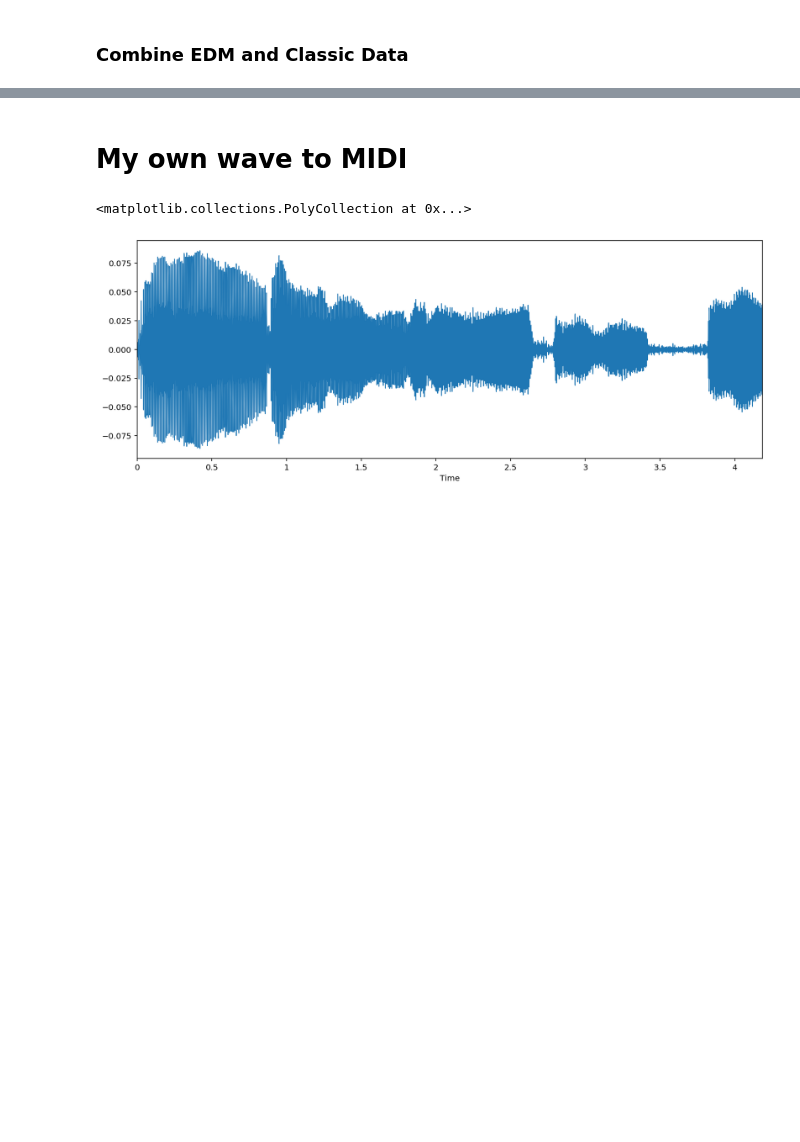
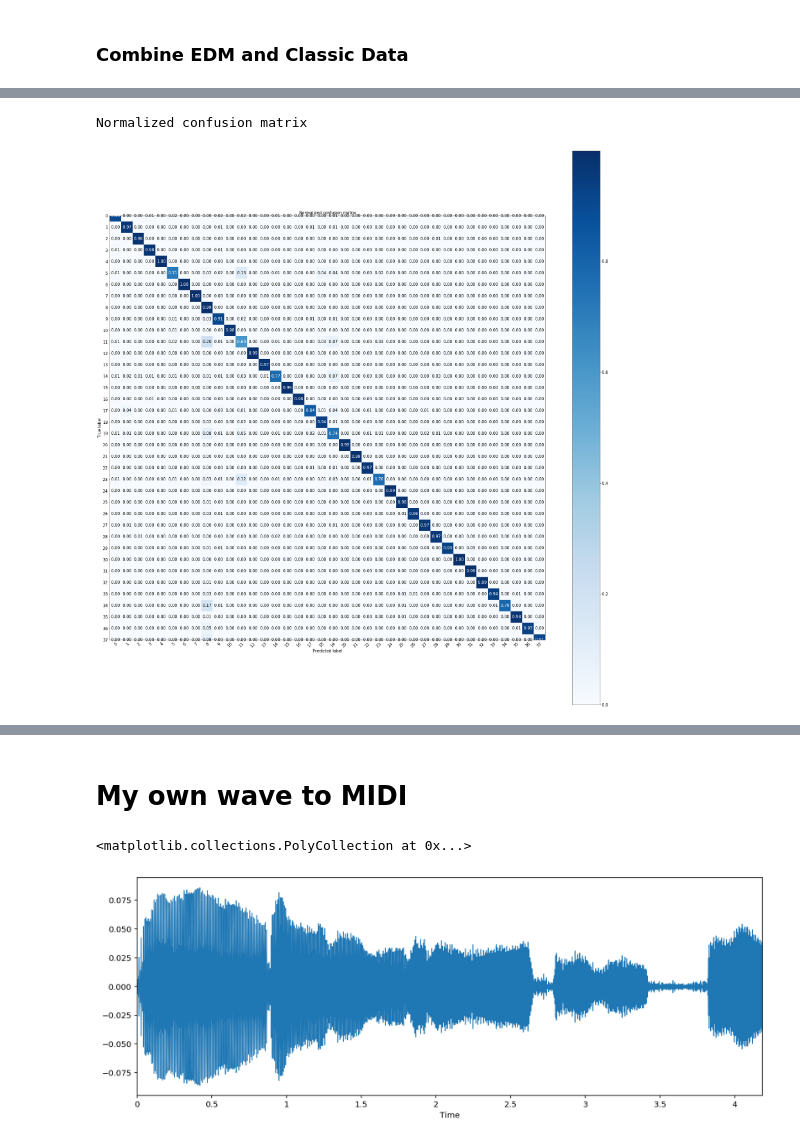
Before and after one commit to silvernine209/edm_generator, a Jupyter notebook: edm_generator_mac_newest.ipynb, the cells around one changed output, grey strips where cells are left out. Drawn from its saved outputs; the diff is of its cells as text; code cells hidden in the pictures; blank space fills up the shorter version.

```diff
--- a/edm_generator_mac_newest.ipynb
+++ b/edm_generator_mac_newest.ipynb
@@ -2407,0 +2305,5 @@ pypianoroll.write(blank_midi,'midi/classification_classic_adj_semitone.mid')
+# %%
+plot_confusion_matrix((y_test),lgbm.predict(X_test),classes=np.arange(38),normalize=True);
+# %% [output]
+Normalized confusion matrix
+[figure, added]
```
Also changed, not shown: parts of 21 cells of this notebook.
